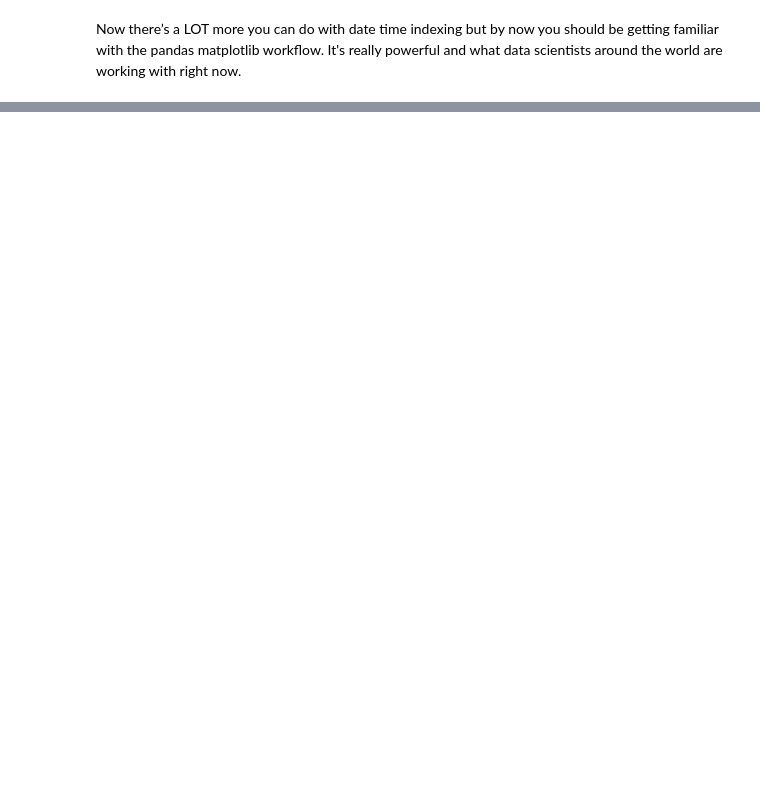
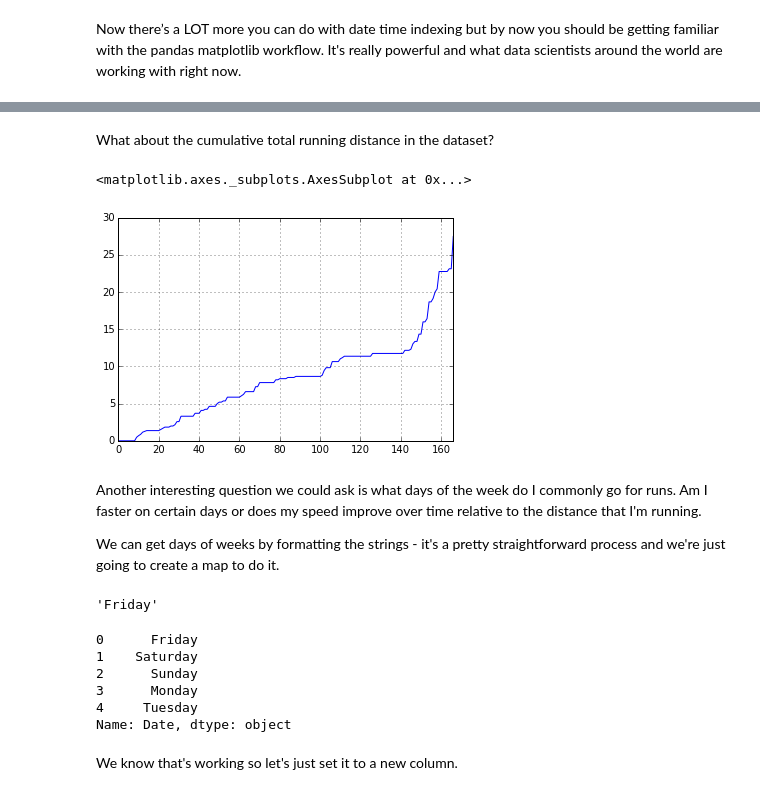
Before and after one commit to zengm71/Course-Overview, a Jupyter notebook: week_10/10.4 exploring data with pandas DataFrames.ipynb, the cells around one changed output, grey strips where cells are left out. Drawn from its saved outputs; the diff is of its cells as text; code cells hidden in the pictures; blank space fills up the shorter version.

Commit message:
Finished week 10

```diff
--- a/week_10/10.4 exploring data with pandas DataFrames.ipynb
+++ b/week_10/10.4 exploring data with pandas DataFrames.ipynb
@@ -870,0 +932,26 @@ Now there’s a LOT more you can do with date time indexing but by now you shoul
+# %% [markdown]
+What about the cumulative total running distance in the dataset?
+# %%
+(df.Minutes.fillna(0).cumsum() / 60).plot()
+# %% [output]
+<matplotlib.axes._subplots.AxesSubplot at 0x...>
+[figure, added]
+# %% [markdown]
+Another interesting question we could ask is what days of the week do I commonly go for runs. Am I faster on certain days or does my speed improve over time relative to the distance that I'm running.
+
+We can get days of weeks by formatting the strings - it's a pretty straightforward process and we're just going to create a map to do it.
+# %%
+df.Date[0].strftime("%A")
+# %% [output]
+'Friday'
+# %%
+df.Date.map(lambda x: x.strftime("%A")).head()
+# %% [output]
+0      Friday
+1    Saturday
+2      Sunday
+3      Monday
+4     Tuesday
+Name: Date, dtype: object
+# %% [markdown]
+We know that's working so let's just set it to a new column.
```
Also changed, not shown: parts of 64 cells of this notebook, 1 other file.
